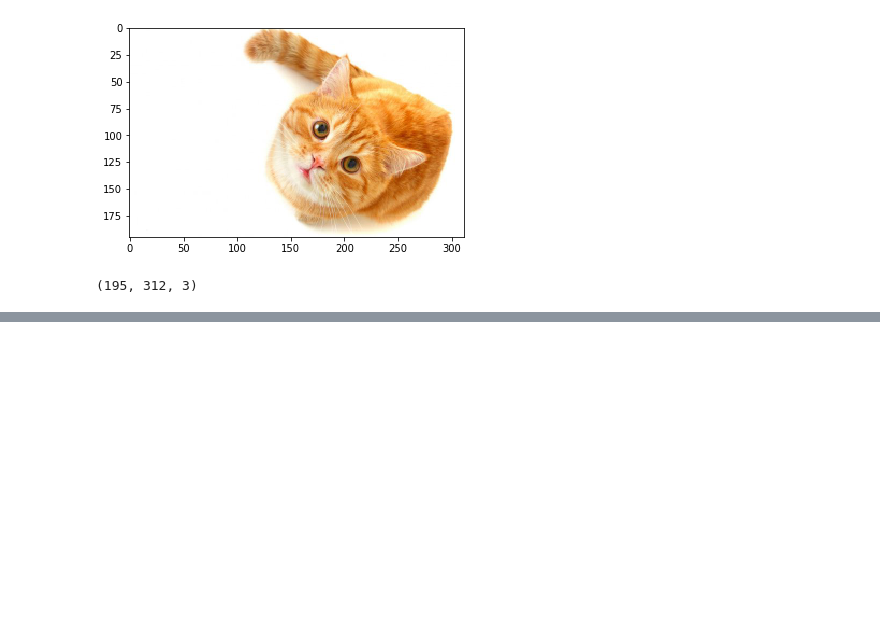
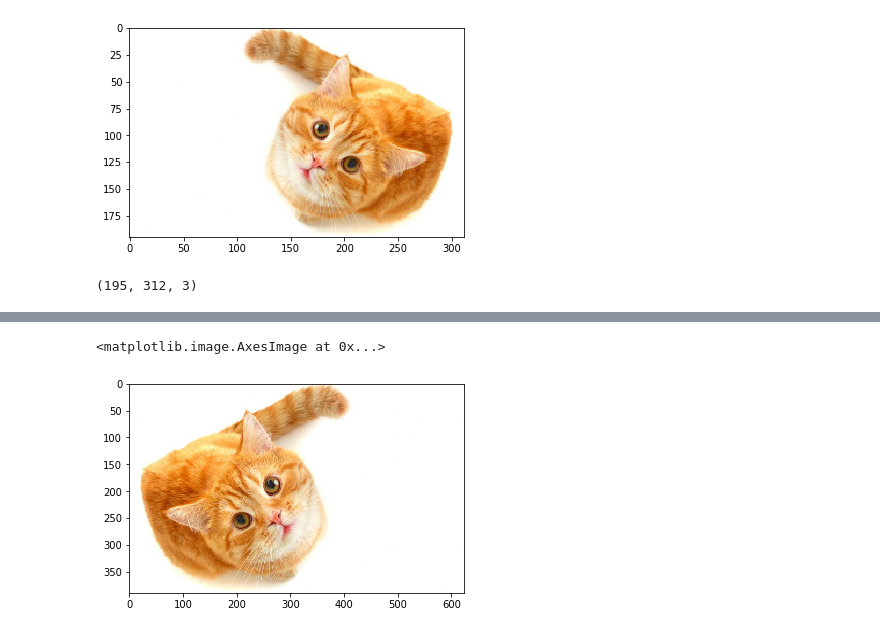
Before and after one commit to JeffLabonte/Computer_Vision_Course_Example, a Jupyter notebook: numpy_examples/open_file_opencv.ipynb, the cells around one changed output, grey strips where cells are left out. Drawn from its saved outputs; the diff is of its cells as text; code cells hidden in the pictures; blank space fills up the shorter version.

```diff
--- a/numpy_examples/open_file_opencv.ipynb
+++ b/numpy_examples/open_file_opencv.ipynb
@@ -78,0 +83,6 @@ new_img = cv2.fl
+# %%
+new_img = cv2.flip(fixed_img, 1)
+plt.imshow(new_img)
+# %% [output]
+<matplotlib.image.AxesImage at 0x...>
+[figure, added]
```
Also changed, not shown: parts of 4 cells of this notebook.
